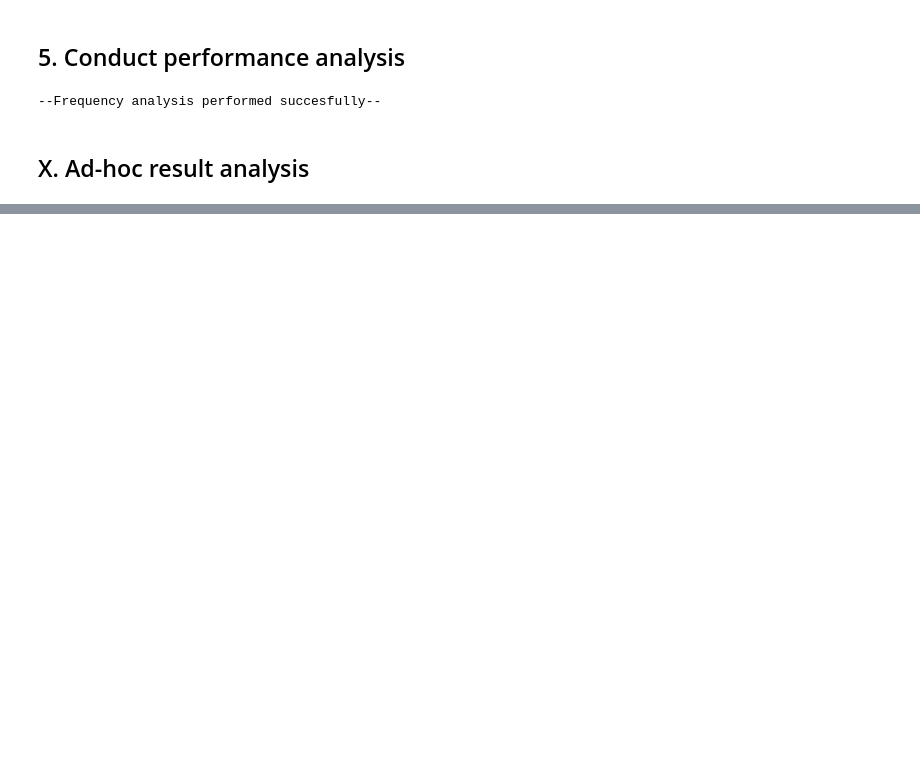
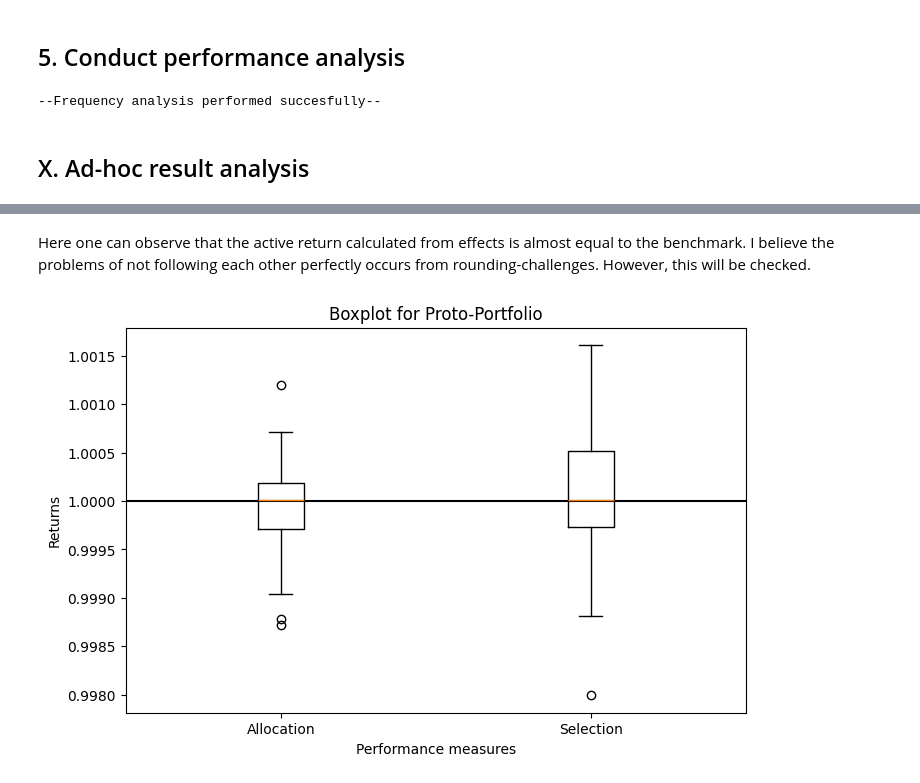
Before and after one commit to DataJakob/BBAN5000-Master-Thesis, a Jupyter notebook: src/testx2.ipynb, the cells around one changed output, grey strips where cells are left out. Drawn from its saved outputs; the diff is of its cells as text; code cells hidden in the pictures; blank space fills up the shorter version.

```diff
--- a/src/testx2.ipynb
+++ b/src/testx2.ipynb
@@ -148,0 +155,16 @@ data_labels = ["Allo petro", "Allo seafood", "Sel petro", "Sel seafood"]
+# %% [markdown]
+Here one can observe that the active return calculated from effects is almost equal to the benchmark. I believe the problems of not following each other perfectly occurs from rounding-challenges. However, this will be checked.
+# %%
+data_arrays = [port_all_prod, port_sel_prod]
+data_labels = ["Allocation", "Selection"]
+
+fig2, ax = plt.subplots(figsize=(8,5))
+ax.boxplot(data_arrays, tick_labels=data_labels)
+plt.title("Boxplot for Proto-Portfolio")
+plt.xlabel("Performance measures")
+plt.ylabel("Returns")
+plt.axhline(y=1, color="black" )
+plt.show()
+# plt.close()
+# %% [output]
+[figure, added]
```
Also changed, not shown: parts of 23 cells of this notebook, 1 other file.
